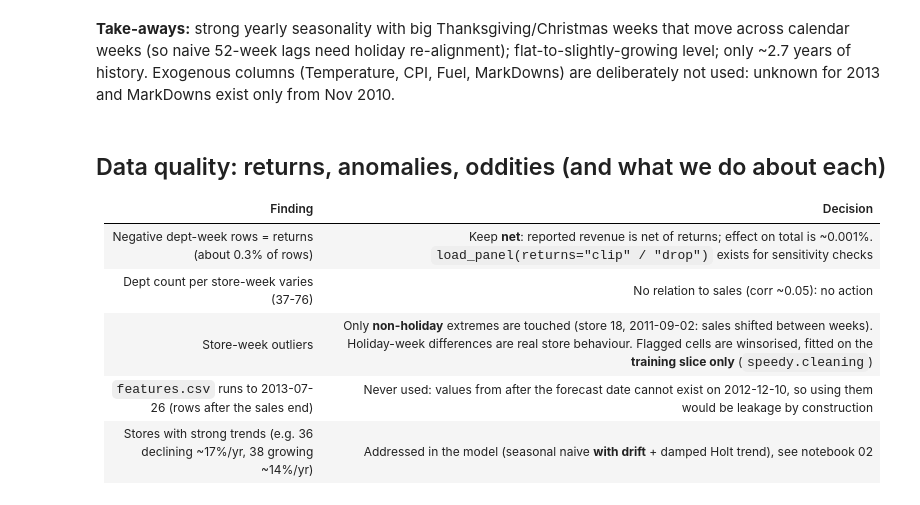
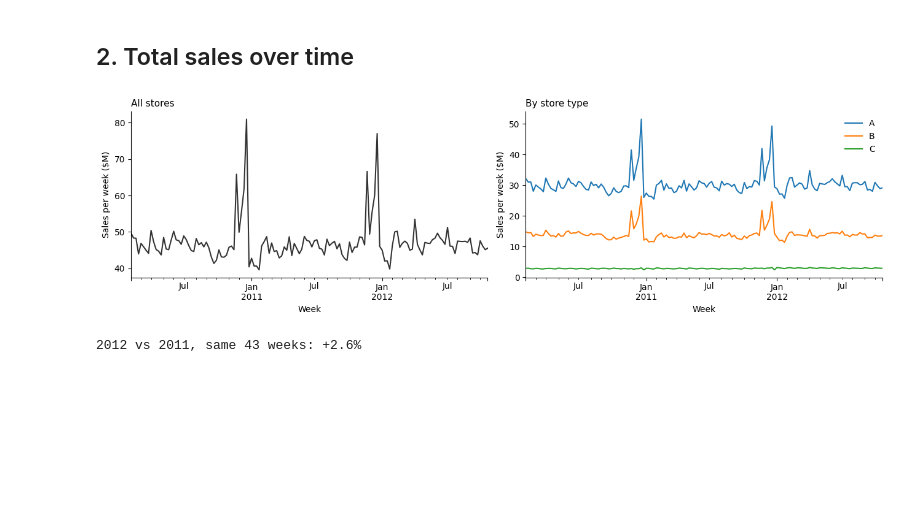
Before and after one commit to orangegreen212/speedy_forecasting, a Jupyter notebook: notebooks/01_eda.ipynb, the cells around one changed output. Saved outputs shown, nothing was run; the diff lists cells and outputs as text; code cells hidden in the pictures; blank space fills up the shorter version.

```diff
--- a/notebooks/01_eda.ipynb
+++ b/notebooks/01_eda.ipynb
@@ -48,11 +52,16 @@ ax[1].bar(xm.keys(), xm.values()); ax[1].axhline(1, c="k", lw=.5); ax[1].set_tit
-# %% [markdown]
-**Take-aways:** strong yearly seasonality with big Thanksgiving/Christmas weeks that move across calendar weeks (so naive 52-week lags need holiday re-alignment); flat-to-slightly-growing level; only ~2.7 years of history. Exogenous columns (Temperature, CPI, Fuel, MarkDowns) are deliberately not used: unknown for 2013 and MarkDowns exist only from Nov 2010.
-# %% [markdown]
-## Data quality: returns, anomalies, oddities (and what we do about each)
-| Finding | Decision |
-|---|---|
-| Negative dept-week rows = returns (about 0.3% of rows) | Keep **net**: reported revenue is net of returns; effect on total is ~0.001%. `load_panel(returns="clip" / "drop")` exists for sensitivity checks |
-| Dept count per store-week varies (37-76) | No relation to sales (corr ~0.05): no action |
-| Store-week outliers | Only **non-holiday** extremes are touched (store 18, 2011-09-02: sales shifted between weeks). Holiday-week differences are real store behaviour. Flagged cells are winsorised, fitted on the **training slice only** (`speedy.cleaning`) |
-| `features.csv` runs to 2013-07-26 (rows after the sales end) | Never used: values from after the forecast date cannot exist on 2012-12-10, so using them would be leakage by construction |
-| Stores with strong trends (e.g. 36 declining ~17%/yr, 38 growing ~14%/yr) | Addressed in the model (seasonal naive **with drift** + damped Holt trend), see notebook 02 |
+# %% [markdown]
+## 2. Total sales over time
+# %%
+plots.plot_total_sales(wide, types)
+plt.show()
+
+total = wide.sum(axis=1)
+same_weeks_2012 = total.loc["2012-01-06":"2012-10-26"].sum()
+same_weeks_2011 = total.loc["2011-01-07":"2011-10-28"].sum()
+print(
+    "2012 vs 2011, same 43 weeks:",
+    f"{same_weeks_2012 / same_weeks_2011 - 1:+.1%}",
+)
+# %% [output]
+[figure, added]
+2012 vs 2011, same 43 weeks: +2.6%
```
Also changed, not shown: parts of 19 cells of this notebook, 32 other files.
